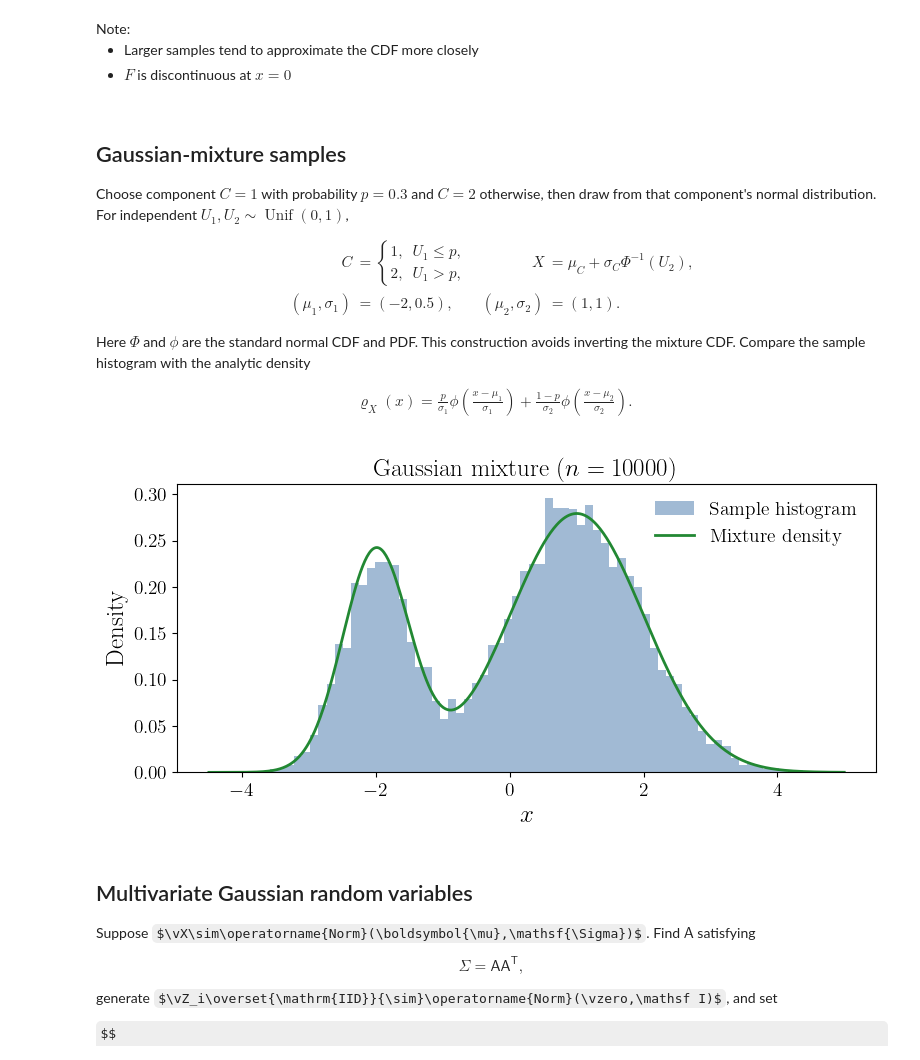
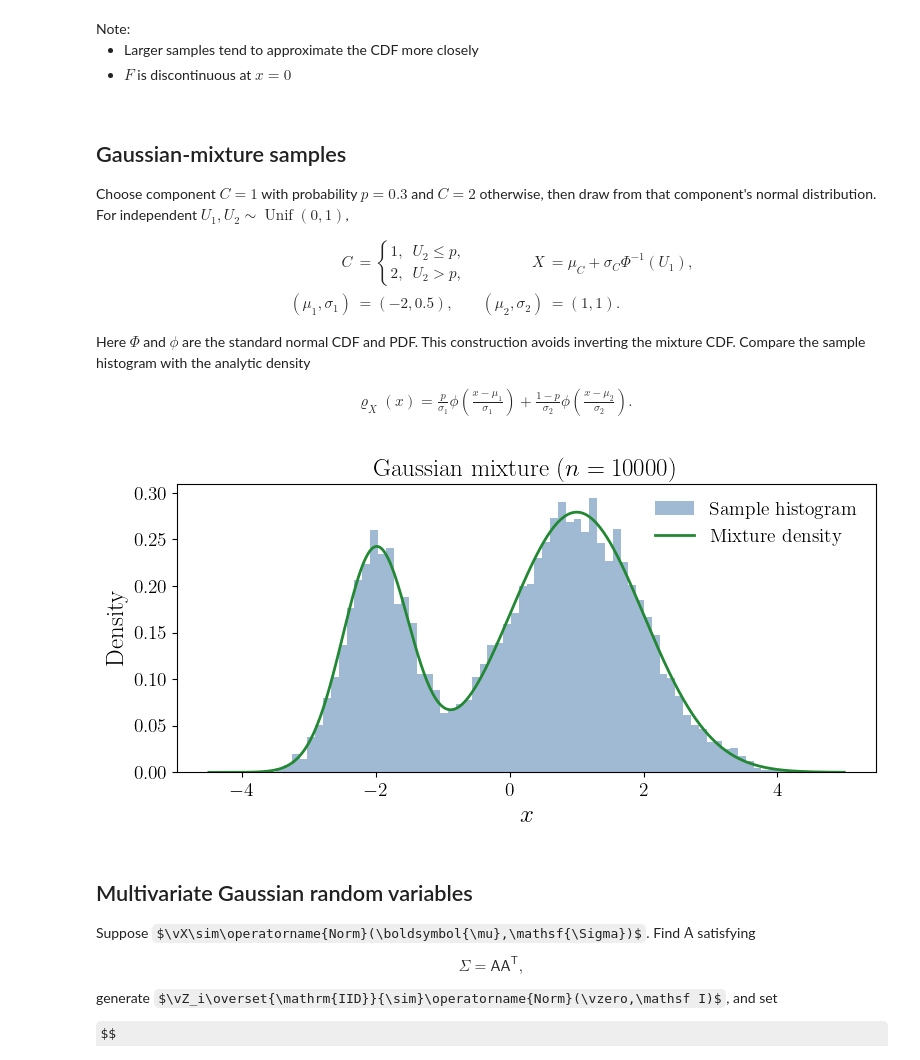
Before and after one commit to fjhickernell/MATH565Fall2026, a Jupyter notebook: notebooks/sampling/GeneratingSamples.ipynb, the cells around one changed output. Saved outputs shown, nothing was run; the diff lists cells and outputs as text; code cells hidden in the pictures; some formulas as TeX source.

```diff
--- a/notebooks/sampling/GeneratingSamples.ipynb
+++ b/notebooks/sampling/GeneratingSamples.ipynb
@@ -251,8 +251,8 @@ Note:
 Choose component $C=1$ with probability $p=0.3$ and $C=2$ otherwise, then draw from that component's normal distribution. For independent $U_1,U_2\sim\operatorname{Unif}(0,1)$,
 
 \begin{align*}
-C &= \begin{cases}1,&U_1\le p,\\2,&U_1>p,\end{cases}
-& X &= \mu_C+\sigma_C\Phi^{-1}(U_2),\\
+C &= \begin{cases}1,&U_2\le p,\\2,&U_2>p,\end{cases}
+& X &= \mu_C+\sigma_C\Phi^{-1}(U_1),\\
 (\mu_1,\sigma_1)&=(-2,0.5),
 & (\mu_2,\sigma_2)&=(1,1).
 \end{align*}
@@ -266,35 +266,35 @@ Here $\Phi$ and $\phi$ are the standard normal CDF and PDF. This construction av
 # %%
 mixture_p = 0.3
 mixture_mu = np.array([-2.0, 1.0])
 mixture_sigma = np.array([0.5, 1.0])
 mixture_n = 10000
 
-# Independent uniform coordinates select the component and its normal quantile.
+# First coordinate: normal quantile; last coordinate: component decision.
 mixture_U = qp.IIDStdUniform(2)(mixture_n)
-component = np.where(mixture_U[:, 0] <= mixture_p, 0, 1)  # zero-based indices
+component = np.where(mixture_U[:, 1] <= mixture_p, 0, 1)  # zero-based indices
 mixture_samples = (
     mixture_mu[component]
-    + mixture_sigma[component] * stats.norm.ppf(mixture_U[:, 1])
+    + mixture_sigma[component] * stats.norm.ppf(mixture_U[:, 0])
 )
 mixture_grid = np.linspace(-4.5, 5.0, 600)
 mixture_density = (
     mixture_p * stats.norm.pdf(mixture_grid, loc=mixture_mu[0], scale=mixture_sigma[0])
     + (1 - mixture_p)
     * stats.norm.pdf(mixture_grid, loc=mixture_mu[1], scale=mixture_sigma[1])
 )
 
 fig, ax = plt.subplots(figsize=(8, 4))
 ax.hist(mixture_samples, bins=70, density=True, color=colors["blue"],
         alpha=0.5, label="Sample histogram")
 ax.plot(mixture_grid, mixture_density, color=colors["green"], lw=2,
         label="Mixture density")
 ax.set_xlabel("$x$")
 ax.set_ylabel("Density")
 ax.set_title(f"Gaussian mixture ($n={mixture_n}$)")
 ax.legend()
 plt.tight_layout()
 # %% [output]
-[figure, old version]
+[figure, new version]
 # %% [markdown]
 ## Multivariate Gaussian random variables
 
```
Also changed, not shown: parts of 14 cells of this notebook, 7 other files.
